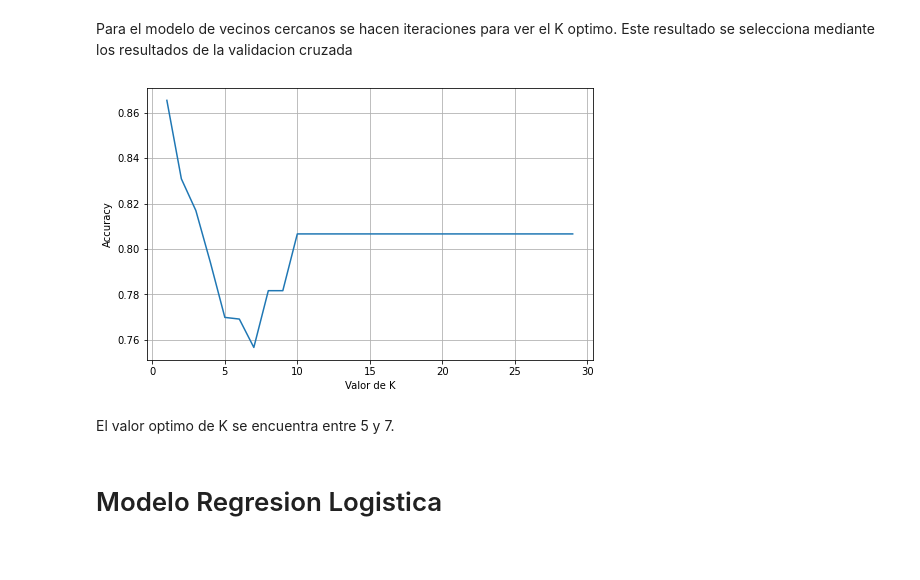
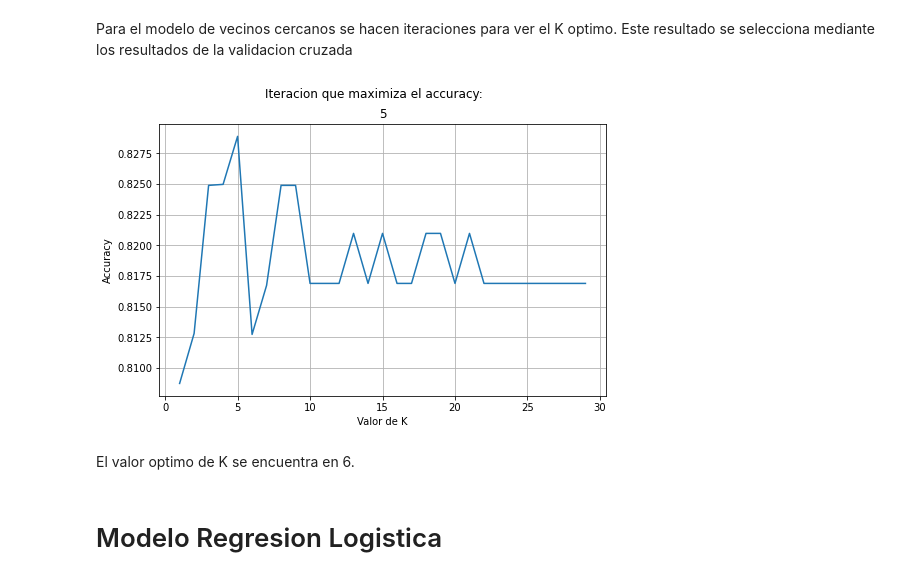
Before and after one commit to MGaloto/machine_learning, a Jupyter notebook: supervisado.ipynb, the cells around one changed output. Cells and saved outputs as stored; diff of their text form; code cells hidden in the pictures.

```diff
--- a/supervisado.ipynb
+++ b/supervisado.ipynb
@@ -60,7 +60,7 @@ memory usage: 38.6+ KB
 df['FECHA DE INSCRIPCION'] = df['FECHA DE INSCRIPCION'].astype(int)
 df['CÓDIGO POSTAL'] = df['CÓDIGO POSTAL'].astype(int)
 # %%
-df.drop(['CÓDIGO POSTAL', 'FECHA DE INSCRIPCION'], axis=1, inplace= True)
+#df.drop(['CÓDIGO POSTAL', 'FECHA DE INSCRIPCION'], axis=1, inplace= True)
 # %%
 df.columns
 # %% [output]
@@ -132,19 +135,21 @@ scores = []
 for i in k_range:
     knn = KNeighborsClassifier(n_neighbors = i)
     knn.fit(X_train, y_train)
-    cv_scores = cross_val_score(knn, X_test, y_test, cv = kf)
+    cv_scores = cross_val_score(knn, X_test, y_test, cv = kf, scoring='accuracy')
     scores.append(np.mean(cv_scores))
 # %%
 import matplotlib.pyplot as plt
 
 plt.figure(figsize = (8,5))
 plt.plot(k_range, scores)
 plt.xlabel('Valor de K'); plt.ylabel('Accuracy')
+plt.title(k_range[np.argmax(scores)])
+plt.suptitle('Iteracion que maximiza el accuracy: ')
 plt.grid(); plt.show()
 # %% [output]
-[figure, old version]
+[figure, new version]
 # %% [markdown]
-El valor optimo de K se encuentra entre 5 y 7.
+El valor optimo de K se encuentra en 6.
 # %% [markdown]
 # Modelo Regresion Logistica
 # %% [markdown]
```
Also changed, not shown: parts of 11 cells of this notebook, 4 other files.
